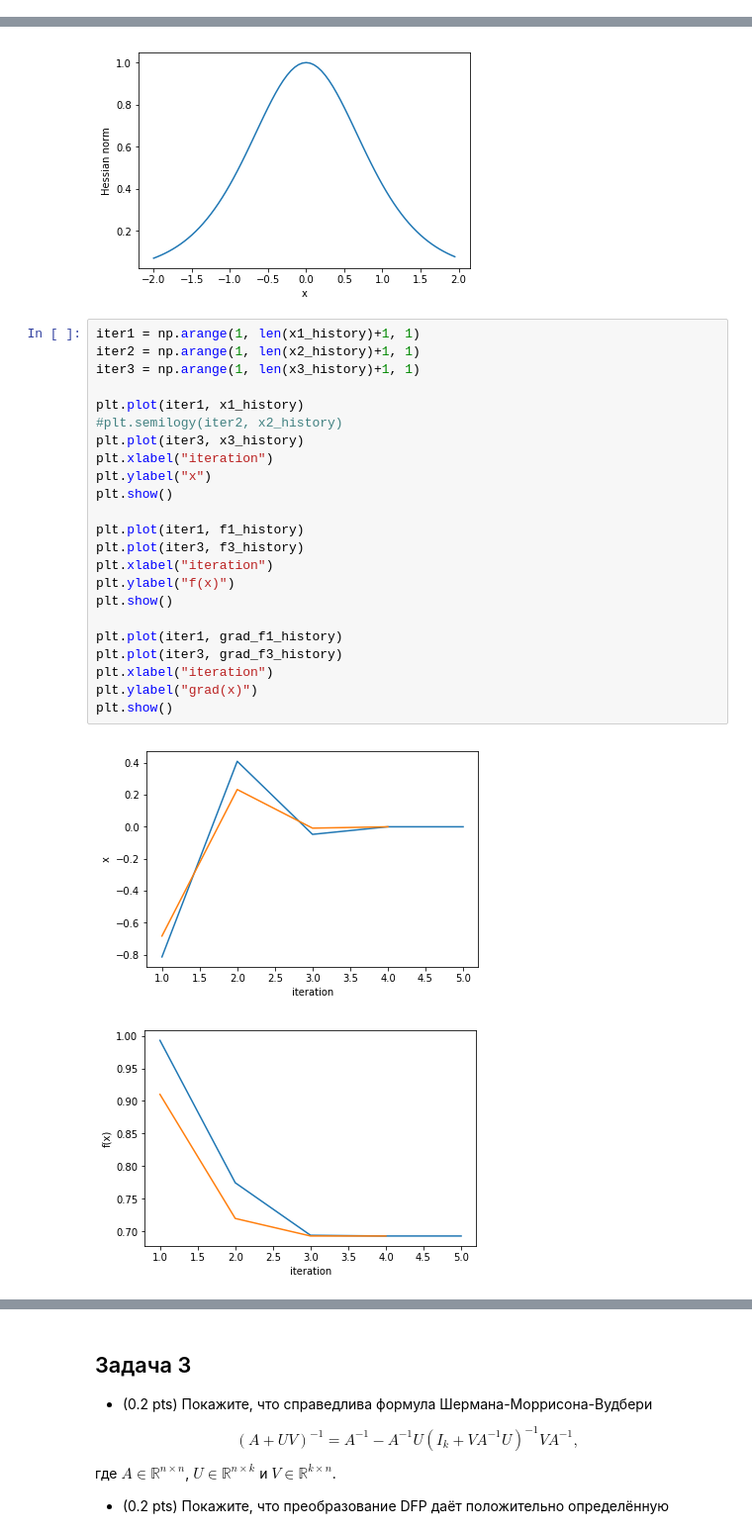
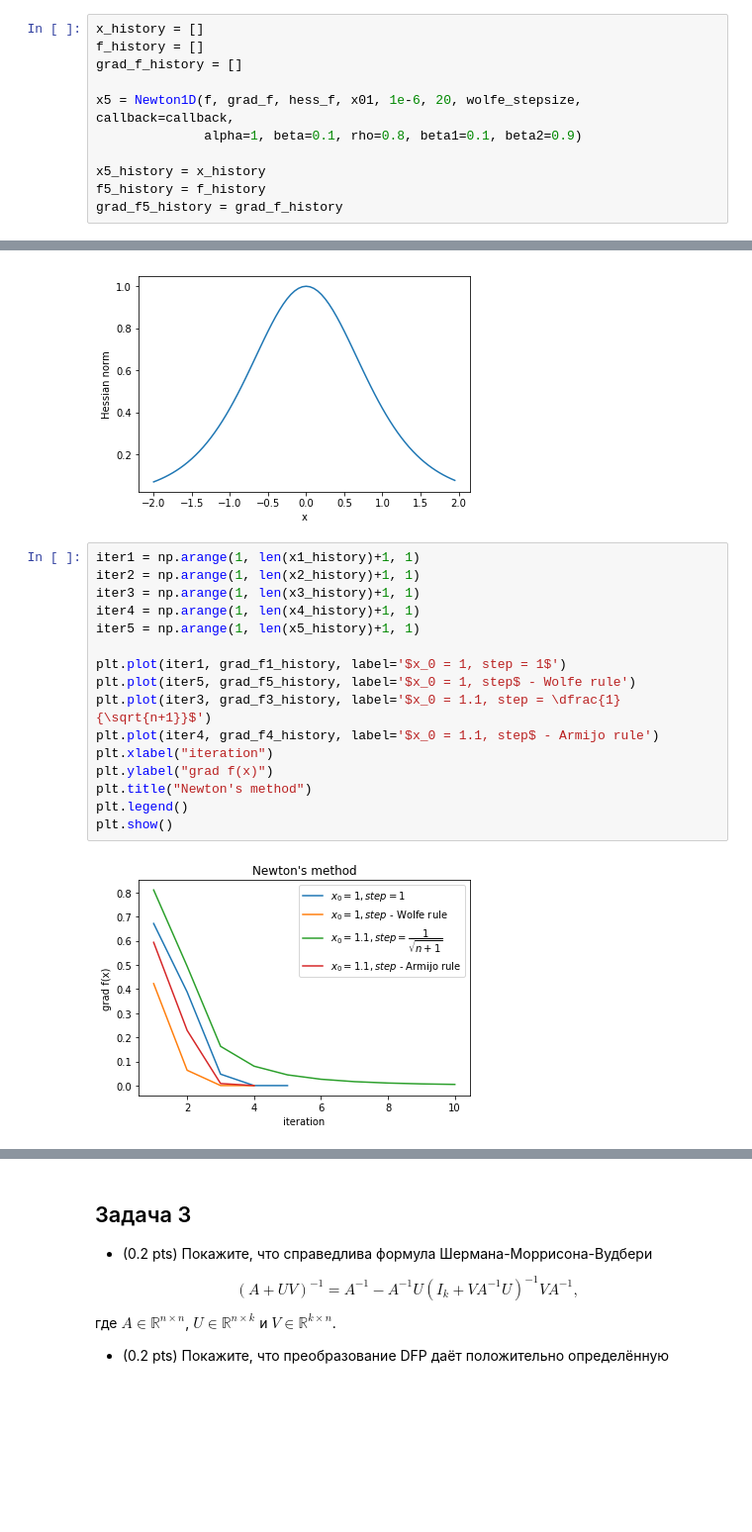
Before and after one commit to hohlov06/opts, a Jupyter notebook: pyt_HW4/HW10.ipynb, the cells around one changed output, grey strips where cells are left out. Shown at 99% size. Drawn from its saved outputs; the diff is of its cells as text; blank space fills up the shorter version.

```diff
--- a/pyt_HW4/HW10.ipynb
+++ b/pyt_HW4/HW10.ipynb
@@ -360,0 +324,11 @@ x3_history
+# %%
+x_history = []
+f_history = []
+grad_f_history = []
+
+x5 = Newton1D(f, grad_f, hess_f, x01, 1e-6, 20, wolfe_stepsize, callback=callback,
+              alpha=1, beta=0.1, rho=0.8, beta1=0.1, beta2=0.9)
+
+x5_history = x_history
+f5_history = f_history
+grad_f5_history = grad_f_history
@@ -381,26 +357,18 @@ plt.show()
 # %%
 iter1 = np.arange(1, len(x1_history)+1, 1)
 iter2 = np.arange(1, len(x2_history)+1, 1)
 iter3 = np.arange(1, len(x3_history)+1, 1)
+iter4 = np.arange(1, len(x4_history)+1, 1)
+iter5 = np.arange(1, len(x5_history)+1, 1)
 
-plt.plot(iter1, x1_history)
-#plt.semilogy(iter2, x2_history)
-plt.plot(iter3, x3_history)
+plt.plot(iter1, grad_f1_history, label='$x_0 = 1, step = 1$')
+plt.plot(iter5, grad_f5_history, label='$x_0 = 1, step$ - Wolfe rule')
+plt.plot(iter3, grad_f3_history, label='$x_0 = 1.1, step = \dfrac{1}{\sqrt{n+1}}$')
+plt.plot(iter4, grad_f4_history, label='$x_0 = 1.1, step$ - Armijo rule')
 plt.xlabel("iteration")
-plt.ylabel("x")
+plt.ylabel("grad f(x)")
+plt.title("Newton's method")
+plt.legend()
 plt.show()
-
-plt.plot(iter1, f1_history)
-plt.plot(iter3, f3_history)
-plt.xlabel("iteration")
-plt.ylabel("f(x)")
-plt.show()
-
-plt.plot(iter1, grad_f1_history)
-plt.plot(iter3, grad_f3_history)
-plt.xlabel("iteration")
-plt.ylabel("grad(x)")
-plt.show()
 # %% [output]
-[figure, old version]
+[figure, new version]
-[figure, removed]
```
Also changed, not shown: parts of 33 cells of this notebook.
